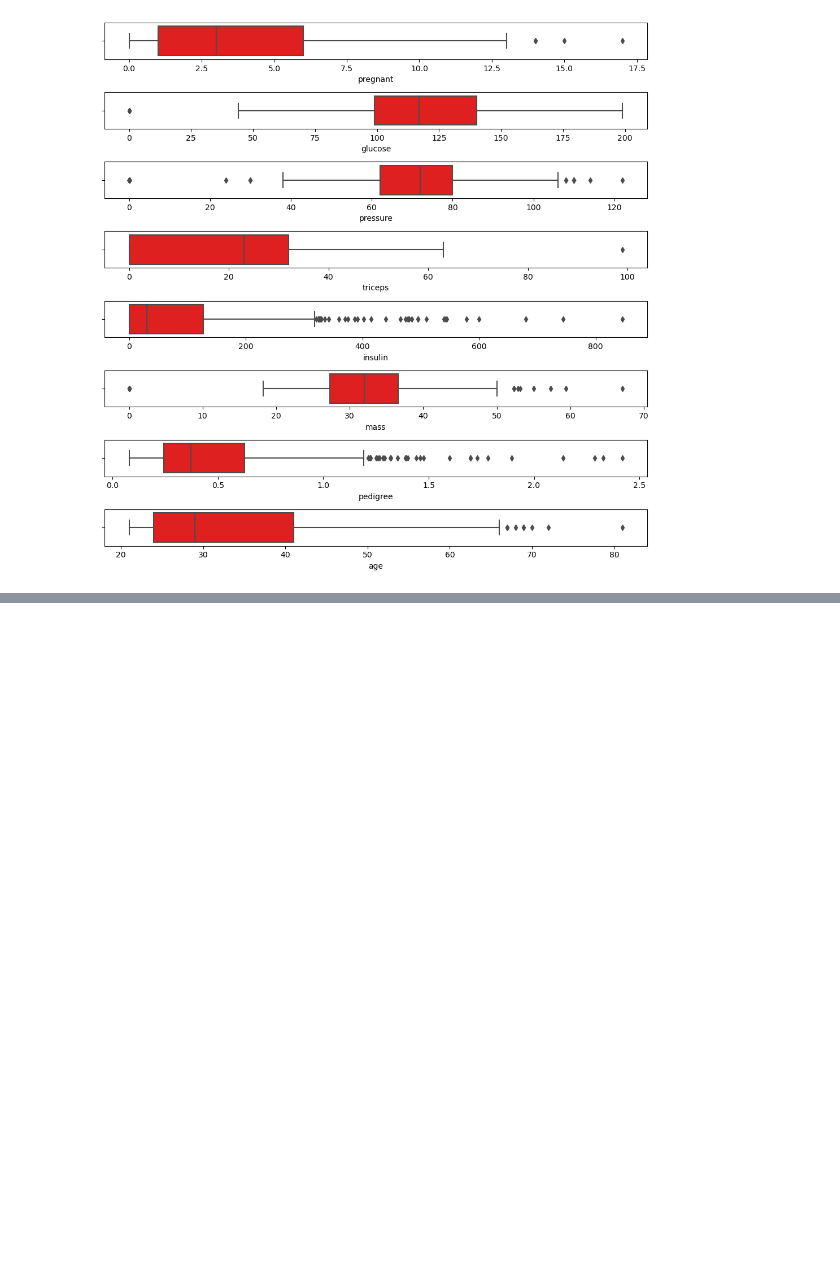
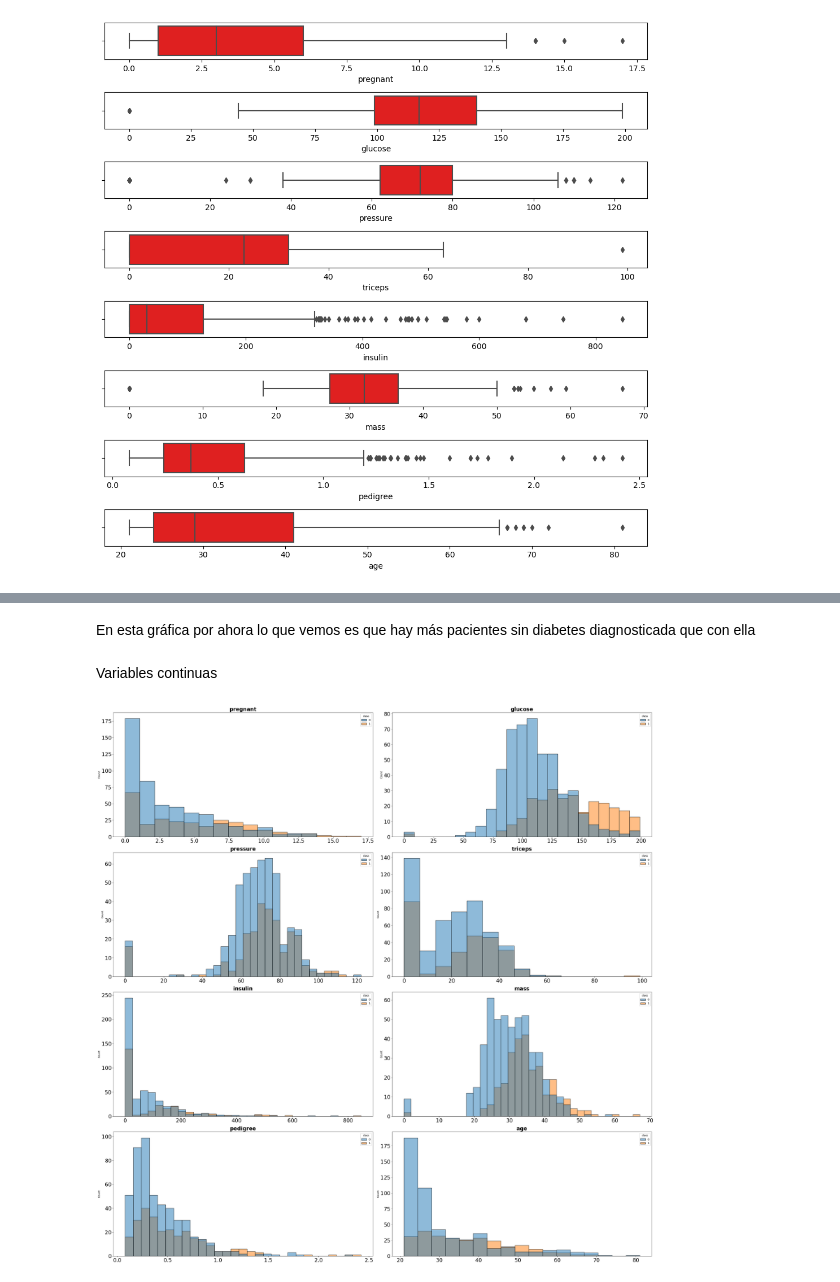
Before and after one commit to aliccialc/-Modelo-Regresion-Logistica-Decision-Tree-Random-Forest, a Jupyter notebook: diabetes/Regresion-Logistica-EDA.ipynb, the cells around one changed output, grey strips where cells are left out. Cells and saved outputs as stored; diff of their text form; code cells hidden in the pictures; blank space fills up the shorter version.

```diff
--- a/diabetes/Regresion-Logistica-EDA.ipynb
+++ b/diabetes/Regresion-Logistica-EDA.ipynb
@@ -143,0 +162,32 @@ plt.show()
+# %% [markdown]
+En esta gráfica por ahora lo que vemos es que hay más pacientes sin diabetes diagnosticada que con ella
+# %% [markdown]
+Variables continuas
+# %%
+# Gráfico de distribución para cada variable numérica
+# ==============================================================================
+
+fig, axes = plt.subplots(nrows = 4, ncols = 2, figsize = (30, 30))
+
+
+axes = axes.flat
+
+columnas_numeric = df.select_dtypes(include = np.number).columns
+
+
+for i, colum in enumerate(columnas_numeric):
+    sns.histplot(
+        data = df,
+        x = colum,
+        hue = "class",
+        line_kws = {"linewidth": 2},
+        ax = axes[i])
+
+
+    axes[i].set_title(colum, fontsize = 20, fontweight = "bold")
+    axes[i].tick_params(labelsize = 20)
+    axes[i].set_xlabel("")
+
+fig.tight_layout();
+# %% [output]
+[figure, added]
```
Also changed, not shown: parts of 3 cells of this notebook.
